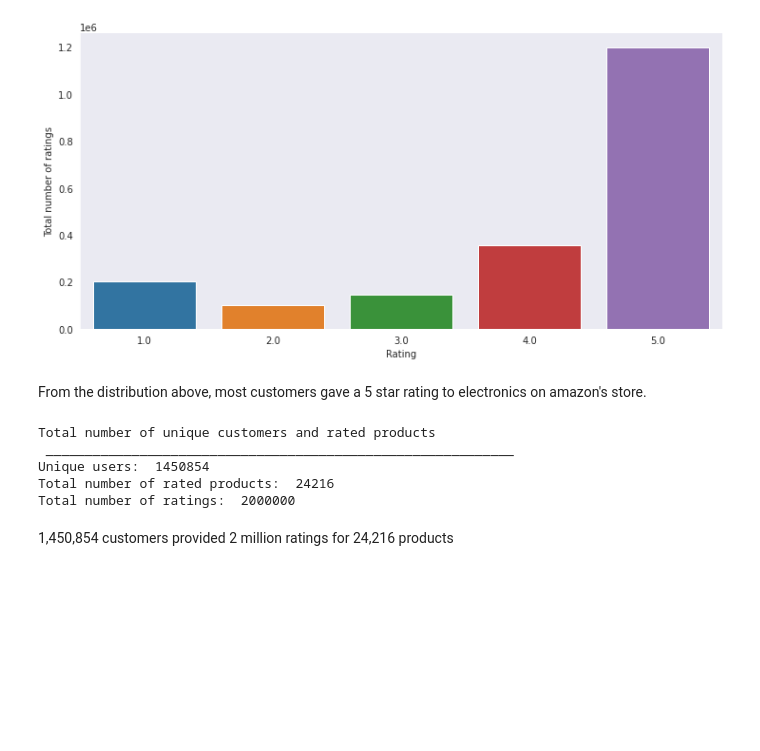
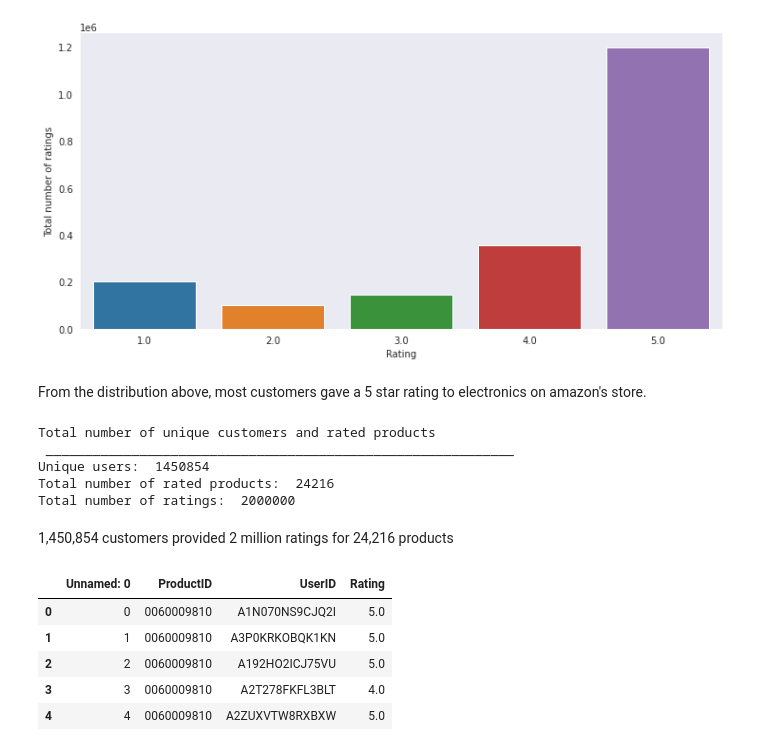
Before and after one commit to Blaisekhan/Capstone-Project---Recommender-Systems, a Jupyter notebook: Capstone_codes.ipynb, the cells around one changed output. Drawn from its saved outputs; the diff is of its cells as text; code cells hidden in the pictures; blank space fills up the shorter version.

```diff
--- a/Capstone_codes.ipynb
+++ b/Capstone_codes.ipynb
@@ -183,3 +183,15 @@ Total number of rated products:  24216
 Total number of ratings:  2000000
 # %% [markdown]
 1,450,854 customers provided 2 million ratings for 24,216 products
+# %%
+#Dropping columns not needed in the analysis
+ratings_electronics.drop(['Timestamp'], axis=1, inplace=True)
+# %%
+ratings_electronics.head()
+# %% [output]
+|  | Unnamed: 0 | ProductID | UserID | Rating |
+| 0 | 0 | 0060009810 | A1N070NS9CJQ2I | 5.0 |
+| 1 | 1 | 0060009810 | A3P0KRKOBQK1KN | 5.0 |
+| 2 | 2 | 0060009810 | A192HO2ICJ75VU | 5.0 |
+| 3 | 3 | 0060009810 | A2T278FKFL3BLT | 4.0 |
+| 4 | 4 | 0060009810 | A2ZUXVTW8RXBXW | 5.0 |
```
Also changed, not shown: parts of 1 cell of this notebook.
